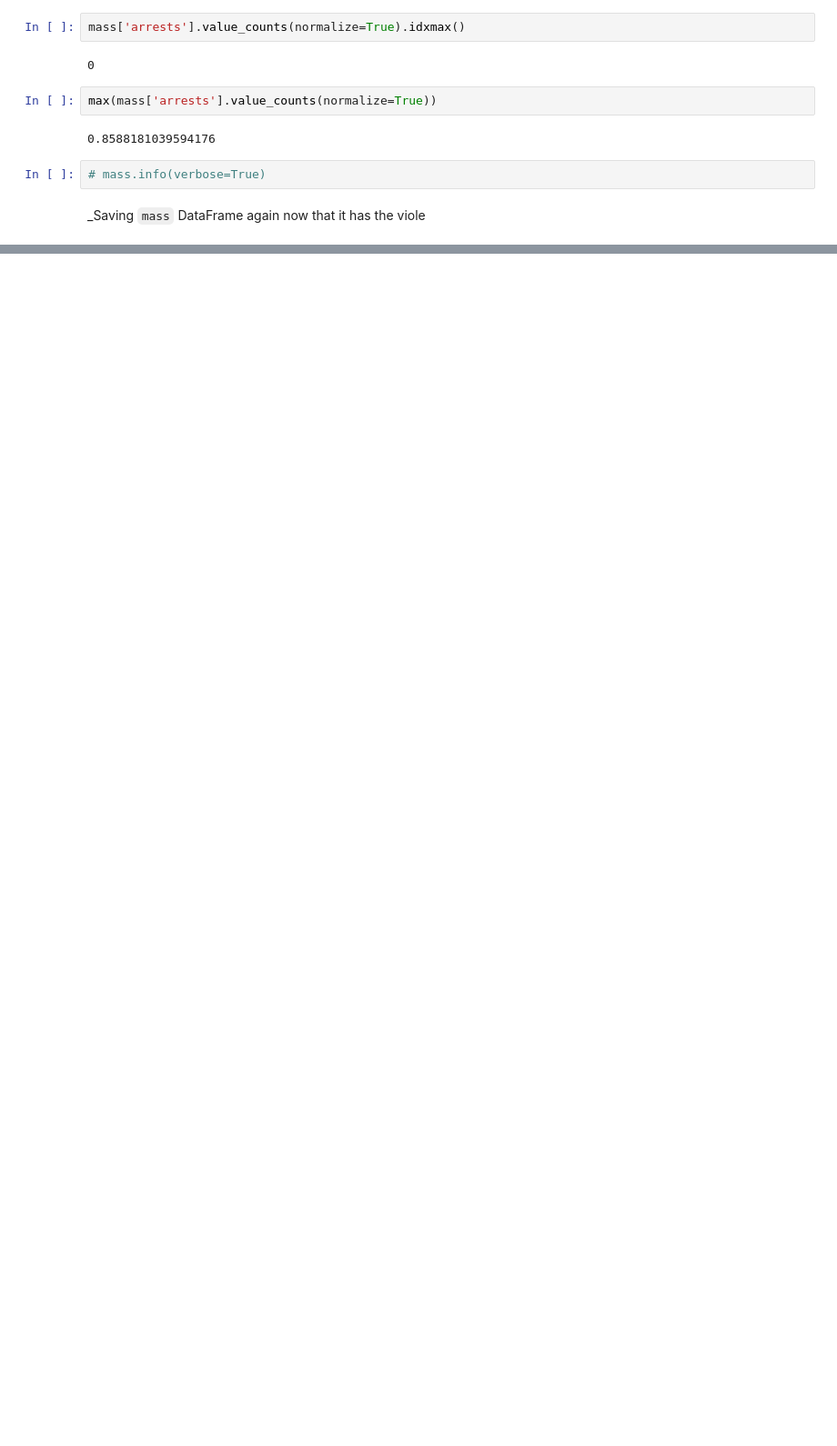
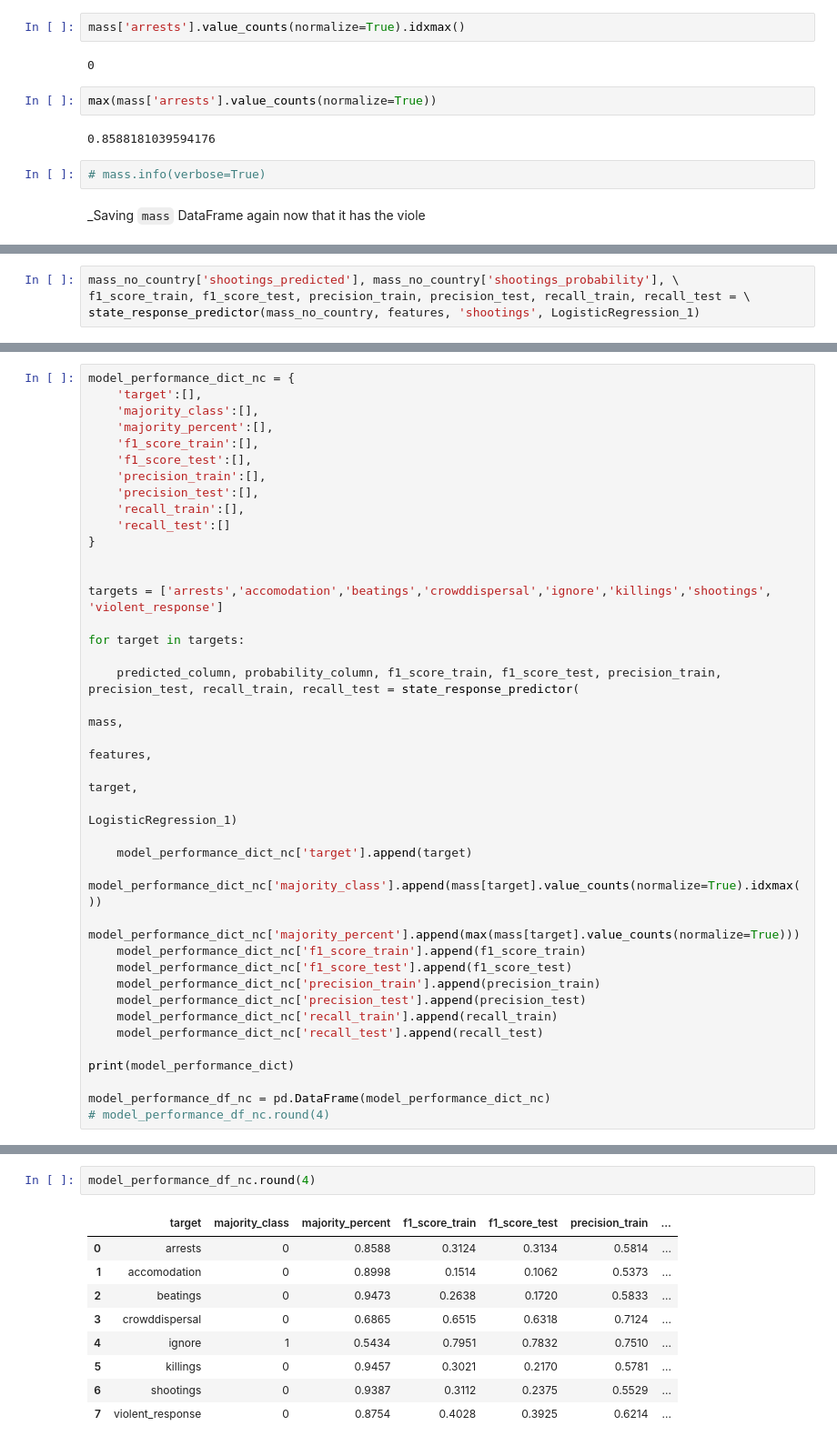
Before and after one commit to EmFib/Mass-Protests, a Jupyter notebook: users/consolidated_mass_logistic_regression.ipynb, the cells around one changed output, grey strips where cells are left out. Shown: that part at 91% size. Saved outputs shown, nothing was run; the diff lists cells and outputs as text; blank space fills up the shorter version.

Commit message:
built mass_no_country in master branch sadly

```diff
--- a/users/consolidated_mass_logistic_regression.ipynb
+++ b/users/consolidated_mass_logistic_regression.ipynb
@@ -324,0 +529,4 @@ _Saving `mass` DataFrame again now that it has the viole
+# %%
+mass_no_country['shootings_predicted'], mass_no_country['shootings_probability'], \
+f1_score_train, f1_score_test, precision_train, precision_test, recall_train, recall_test = \
+state_response_predictor(mass_no_country, features, 'shootings', LogisticRegression_1)
@@ -324,0 +559,38 @@ _Saving `mass` DataFrame again now that it has the viole
+# %%
+model_performance_dict_nc = {
+    'target':[],
+    'majority_class':[],
+    'majority_percent':[],
+    'f1_score_train':[],
+    'f1_score_test':[],
+    'precision_train':[],
+    'precision_test':[],
+    'recall_train':[],
+    'recall_test':[]
+}
+
+
+targets = ['arrests','accomodation','beatings','crowddispersal','ignore','killings','shootings', 'violent_response']
+
+for target in targets:
+
+    predicted_column, probability_column, f1_score_train, f1_score_test, precision_train, precision_test, recall_train, recall_test = state_response_predictor(
+                                                                                                                                mass,
+                                                                                                                                features,
+                                                                                                                                target,
+                                                                                                                                LogisticRegression_1)
+
+    model_performance_dict_nc['target'].append(target)
+    model_performance_dict_nc['majority_class'].append(mass[target].value_counts(normalize=True).idxmax())
+    model_performance_dict_nc['majority_percent'].append(max(mass[target].value_counts(normalize=True)))
+    model_performance_dict_nc['f1_score_train'].append(f1_score_train)
+    model_performance_dict_nc['f1_score_test'].append(f1_score_test)
+    model_performance_dict_nc['precision_train'].append(precision_train)
+    model_performance_dict_nc['precision_test'].append(precision_test)
+    model_performance_dict_nc['recall_train'].append(recall_train)
+    model_performance_dict_nc['recall_test'].append(recall_test)
+
+print(model_performance_dict)
+
+model_performance_df_nc = pd.DataFrame(model_performance_dict_nc)
+# model_performance_df_nc.round(4)
@@ -324,0 +615,12 @@ _Saving `mass` DataFrame again now that it has the viole
+# %%
+model_performance_df_nc.round(4)
+# %% [output]
+|  | target | majority_class | majority_percent | f1_score_train | f1_score_test | precision_train | ... |
+| 0 | arrests | 0 | 0.8588 | 0.3124 | 0.3134 | 0.5814 | ... |
+| 1 | accomodation | 0 | 0.8998 | 0.1514 | 0.1062 | 0.5373 | ... |
+| 2 | beatings | 0 | 0.9473 | 0.2638 | 0.1720 | 0.5833 | ... |
+| 3 | crowddispersal | 0 | 0.6865 | 0.6515 | 0.6318 | 0.7124 | ... |
+| 4 | ignore | 1 | 0.5434 | 0.7951 | 0.7832 | 0.7510 | ... |
+| 5 | killings | 0 | 0.9457 | 0.3021 | 0.2170 | 0.5781 | ... |
+| 6 | shootings | 0 | 0.9387 | 0.3112 | 0.2375 | 0.5529 | ... |
+| 7 | violent_response | 0 | 0.8754 | 0.4028 | 0.3925 | 0.6214 | ... |
```
Also changed, not shown: parts of 36 cells of this notebook, 1 other file.
